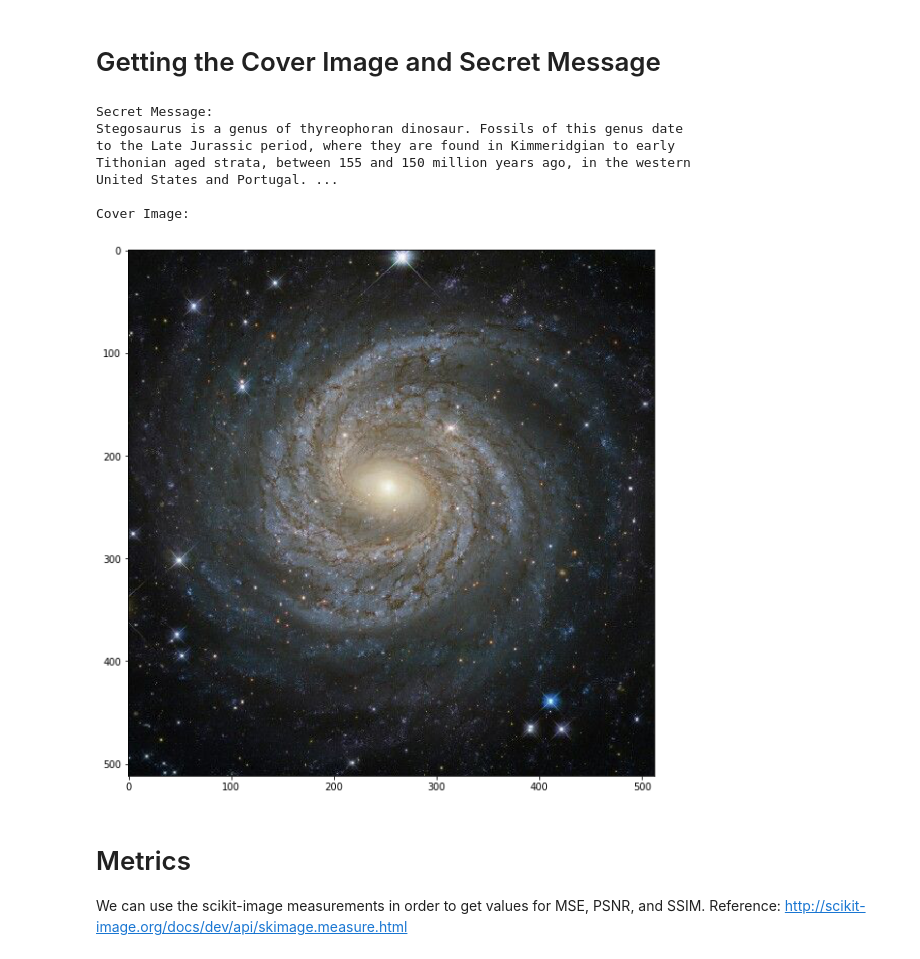
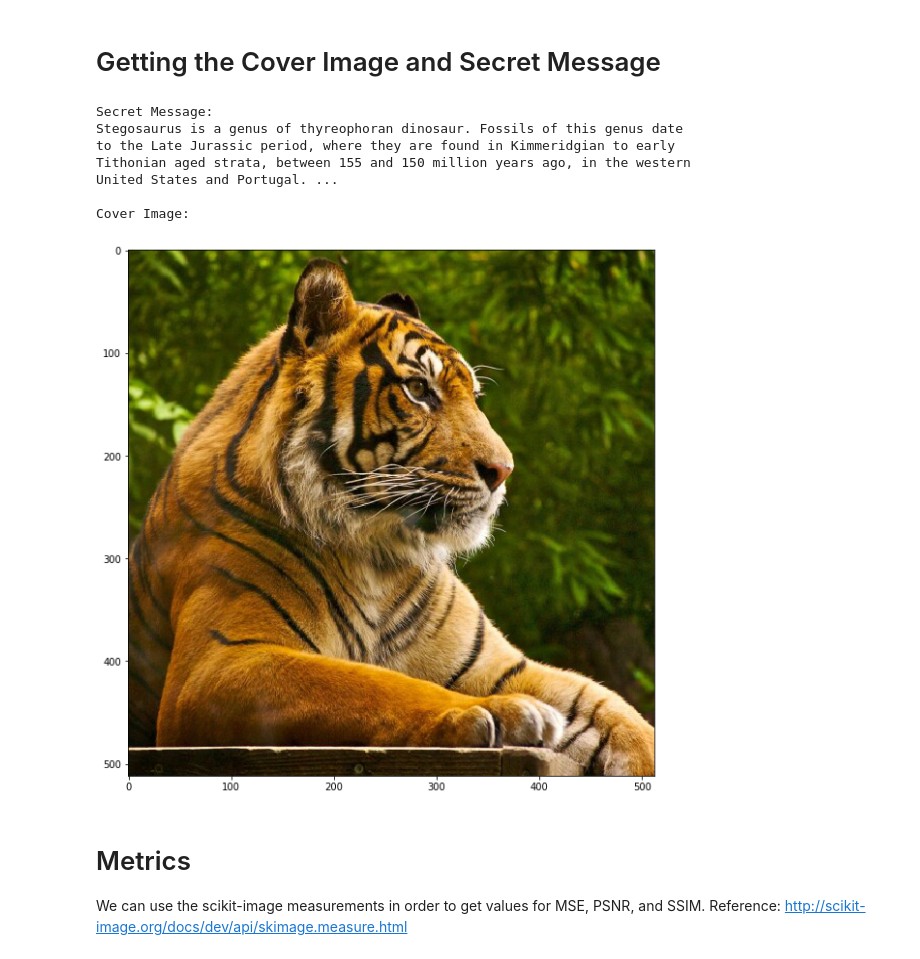
Before and after one commit to mtfuller/CS4732-LSB-Steg, a Jupyter notebook: LSB Steganography.ipynb, the cells around one changed output. Cells and saved outputs as stored; diff of their text form; code cells hidden in the pictures.

```diff
--- a/LSB Steganography.ipynb
+++ b/LSB Steganography.ipynb
@@ -5,36 +5,36 @@ import cv2
 import numpy as np
 from matplotlib import pyplot as plt
 
 %matplotlib inline
 
-def file_to_string(file='./analysis/text/5.txt'):
+def file_to_string(file='./analysis/text/4.txt'):
     s = ""
     with open(file, 'r') as f:
         for line in f:
             s += line
     return s
 
 def display_img(img):
     plt.figure(figsize=(10, 10))
     plt.imshow(cv2.cvtColor(img, cv2.COLOR_BGR2RGB))
 
-cover_img = cv2.imread('./analysis/img/3.jpg',1)
+cover_img = cv2.imread('./analysis/img/4.jpg',1)
 secret_message = file_to_string()
 
 print("Secret Message:")
 print(secret_message[:256]+"...")
 
 print("\nCover Image:")
 display_img(cover_img)
 # %% [output]
 Secret Message:
 Stegosaurus is a genus of thyreophoran dinosaur. Fossils of this genus date
 to the Late Jurassic period, where they are found in Kimmeridgian to early
 Tithonian aged strata, between 155 and 150 million years ago, in the western
 United States and Portugal. ...
 
 Cover Image:
-[figure, old version]
+[figure, new version]
 # %% [markdown]
 # Metrics
 We can use the scikit-image measurements in order to get values for MSE, PSNR, and SSIM. Reference: <http://scikit-image.org/docs/dev/api/skimage.measure.html>
```
Also changed, not shown: parts of 4 cells of this notebook.
